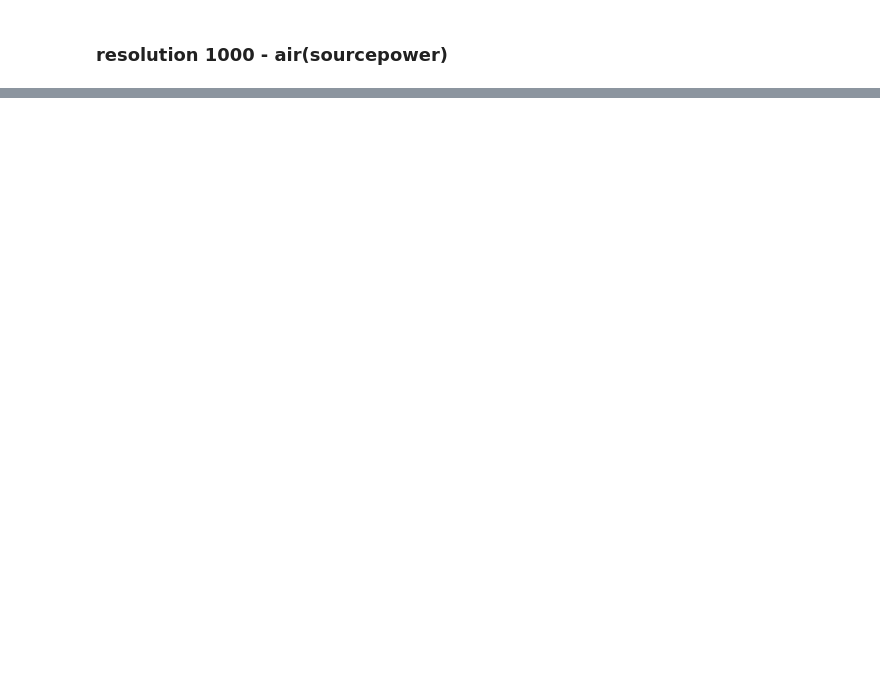
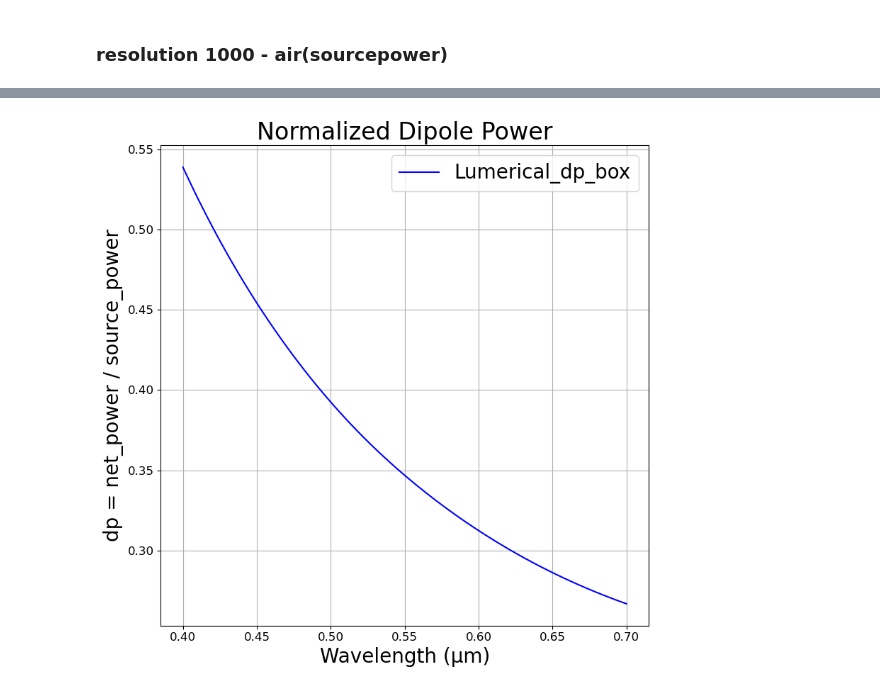
Before and after one commit to M2nion/EIDL, a Jupyter notebook: Tool/Meep/LGD/Meep code/OLED structure/Layer by Layer check/OLED_update_LBL.ipynb, the cells around one changed output, grey strips where cells are left out. Cells and saved outputs as stored; diff of their text form; code cells hidden in the pictures; blank space fills up the shorter version.

```diff
--- a/Tool/Meep/LGD/Meep code/OLED structure/Layer by Layer check/OLED_update_LBL.ipynb
+++ b/Tool/Meep/LGD/Meep code/OLED structure/Layer by Layer check/OLED_update_LBL.ipynb
@@ -260,4 +351,4 @@ RuntimeError: meep: simulation fields are NaN or Inf
 # %%
 from src_resolution import sourcepower
 
-src_wavelengths, src_power = sourcepower(100)
+src_wavelengths, src_power = sourcepower(400)
@@ -265,7 +366,7 @@ src_wavelengths, src_power = sourcepower(100)
 import numpy as np
 from pathlib import Path
 
-csv_path = Path("/home/min/EIDL/Tool/Meep/LGD/Meep code/OLED structure/Layer by Layer check/RESOLUTION/full/full_100.txt")
+csv_path = Path("/home/m2ni/EIDL/Tool/Meep/LGD/Meep code/OLED structure/Layer by Layer check/RESOLUTION/Only_Al.csv")
 
 # CSV 파일 불러오기
 lumerical_data = np.genfromtxt(csv_path, delimiter=",")
@@ -284,33 +385,37 @@ air_1000_data = np.genfromtxt(csv_path, delimiter=",", skip_header=1)
 air_1000 = air_1000_data[:, 1]
 # %%
 # dp_box / sourcepower 정규화
-dp_fitting_al = net_power_fitting_al / src_power
+dp_fitting_al = np.array(net_power_fitting_al) / src_power
+
+wavelengths = 1 / np.array(mp.get_flux_freqs(box_power_fitting_Al))
 
 plt.figure(figsize=(8, 8))
 
 # plot 순서
-plt.plot(wavelengths, dp_fitting_al, label='Meep_dp_box', color='red')
+# plt.plot(wavelengths, dp_fitting_al, label='Meep_dp_box', color='red')
 plt.plot(wavelengths, lumerical, label='Lumerical_dp_box', color='blue')
 # plt.plot(wavelength_sliced_al_nofunc, Al_power_sliced_nofunc, label='Lumerical dp', color='green')
 
 
 # 축 레이블 (굵게 + 크기 조정)
 plt.xlabel("Wavelength (μm)", fontsize=20)
 plt.ylabel("dp = net_power / source_power", fontsize=20)
 
 # 제목 (굵게 + 크기 조정)
 plt.title("Normalized Dipole Power", fontsize=24)
 
 # 눈금 폰트 크기 조정
 plt.xticks(fontsize=12)
 plt.yticks(fontsize=12)
 
 # 범례 (폰트 크기 조정 + 굵게)
 plt.legend(fontsize=20, frameon=True,)
 
 # 기타 설정
 plt.grid(True)
 plt.tight_layout()
 # plt.ylim([0, 1.5])
-plt.xlim([0.4, 0.7])
+# plt.xlim([0.4, 0.7])
 plt.show()
+# %% [output]
+[figure, added]
```
Also changed, not shown: parts of 11 cells of this notebook, 18 other files.
